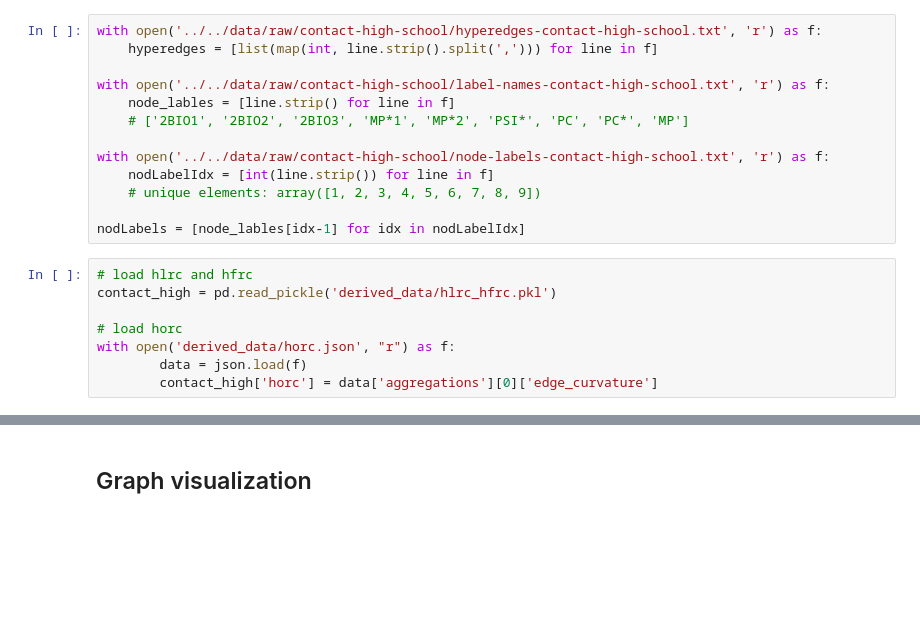
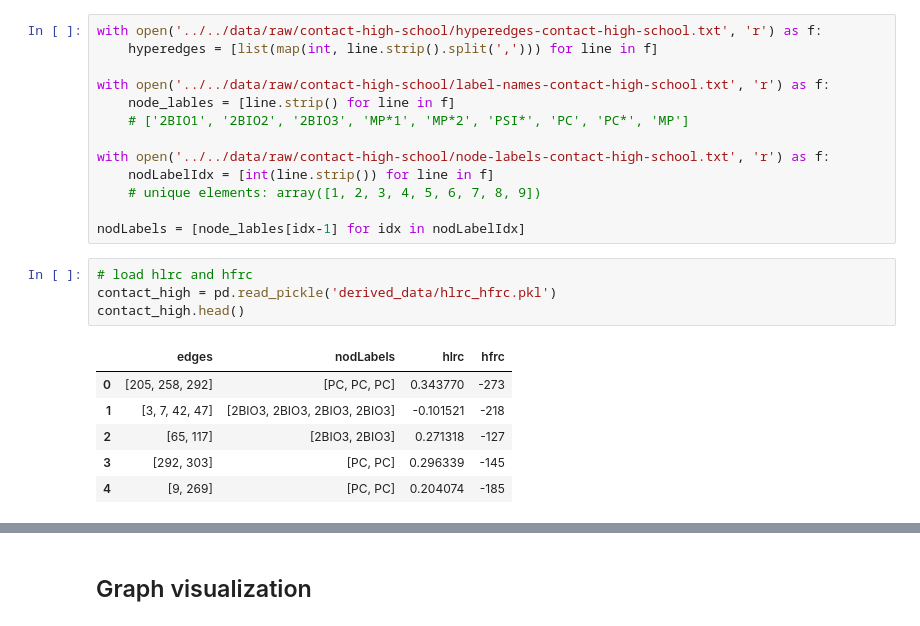
Before and after one commit to shiyi-oo/hypergraph-lower-ricci-curvature, a Jupyter notebook: code/contact-high-school/3.comparison.ipynb, the cells around one changed output, grey strips where cells are left out. Cells and saved outputs as stored; diff of their text form; blank space fills up the shorter version.

```diff
--- a/code/contact-high-school/3.comparison.ipynb
+++ b/code/contact-high-school/3.comparison.ipynb
@@ -19,8 +19,11 @@ nodLabels = [node_lables[idx-1] for idx in nodLabelIdx]
 # %%
 # load hlrc and hfrc
 contact_high = pd.read_pickle('derived_data/hlrc_hfrc.pkl')
-
-# load horc
-with open('derived_data/horc.json', "r") as f:
-        data = json.load(f)
-        contact_high['horc'] = data['aggregations'][0]['edge_curvature']
+contact_high.head()
+# %% [output]
+|  | edges | nodLabels | hlrc | hfrc |
+| 0 | [205, 258, 292] | [PC, PC, PC] | 0.343770 | -273 |
+| 1 | [3, 7, 42, 47] | [2BIO3, 2BIO3, 2BIO3, 2BIO3] | -0.101521 | -218 |
+| 2 | [65, 117] | [2BIO3, 2BIO3] | 0.271318 | -127 |
+| 3 | [292, 303] | [PC, PC] | 0.296339 | -145 |
+| 4 | [9, 269] | [PC, PC] | 0.204074 | -185 |
```
Also changed, not shown: parts of 9 cells of this notebook, 6 other files.
